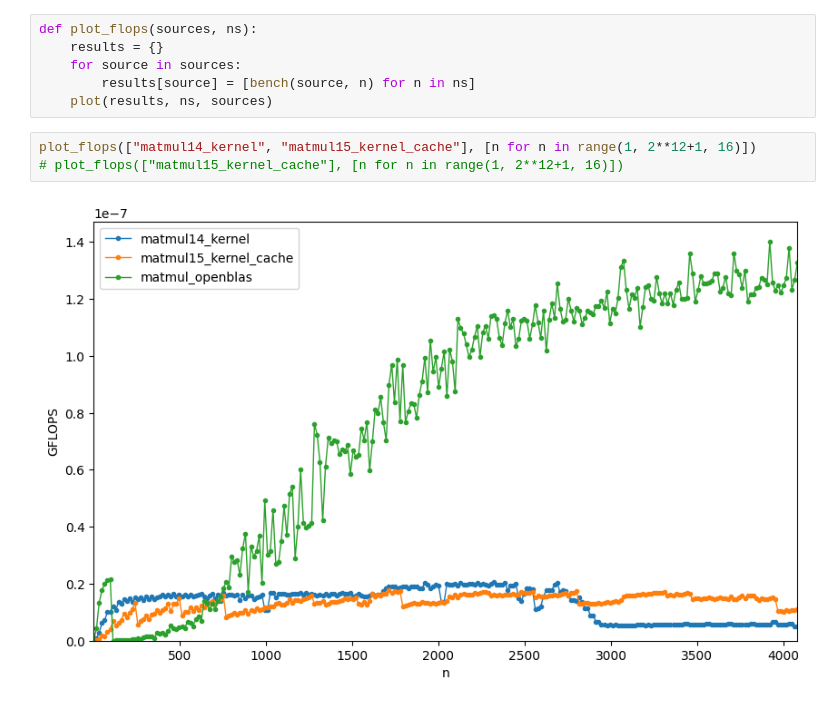
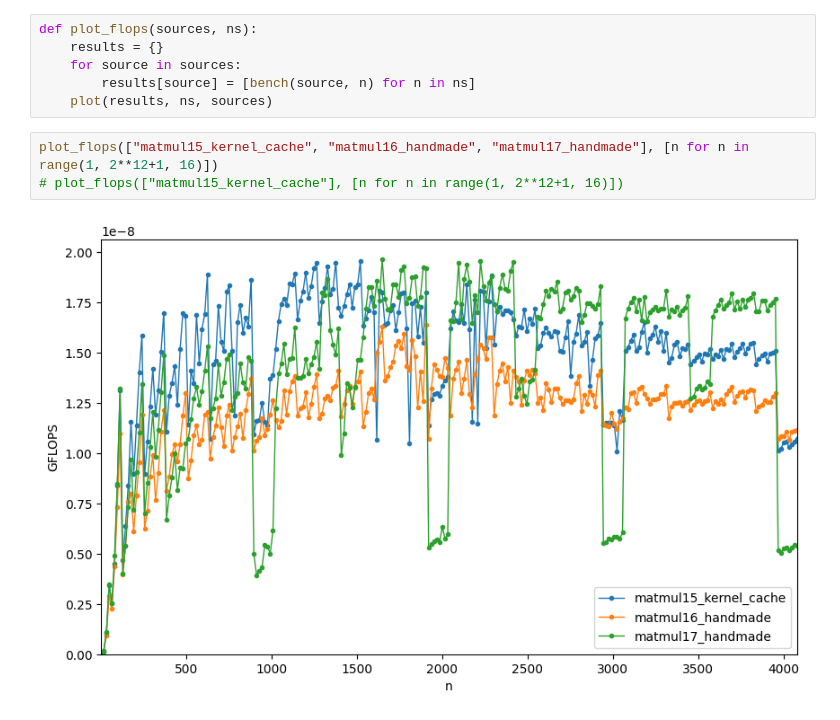
Before and after one commit to olaf-ideas/zen4-lab, a Jupyter notebook: matmul/analysis/analysis.ipynb, the cells around one changed output. Cells and saved outputs as stored; diff of their text form.

```diff
--- a/matmul/analysis/analysis.ipynb
+++ b/matmul/analysis/analysis.ipynb
@@ -124,7 +124,7 @@ def plot_flops(sources, ns):
         results[source] = [bench(source, n) for n in ns]
     plot(results, ns, sources)
 # %%
-plot_flops(["matmul14_kernel", "matmul15_kernel_cache"], [n for n in range(1, 2**12+1, 16)])
+plot_flops(["matmul15_kernel_cache", "matmul16_handmade", "matmul17_handmade"], [n for n in range(1, 2**12+1, 16)])
 # plot_flops(["matmul15_kernel_cache"], [n for n in range(1, 2**12+1, 16)])
 # %% [output]
-[figure, old version]
+[figure, new version]
```
Also changed, not shown: parts of 3 cells of this notebook, 3 other files.
